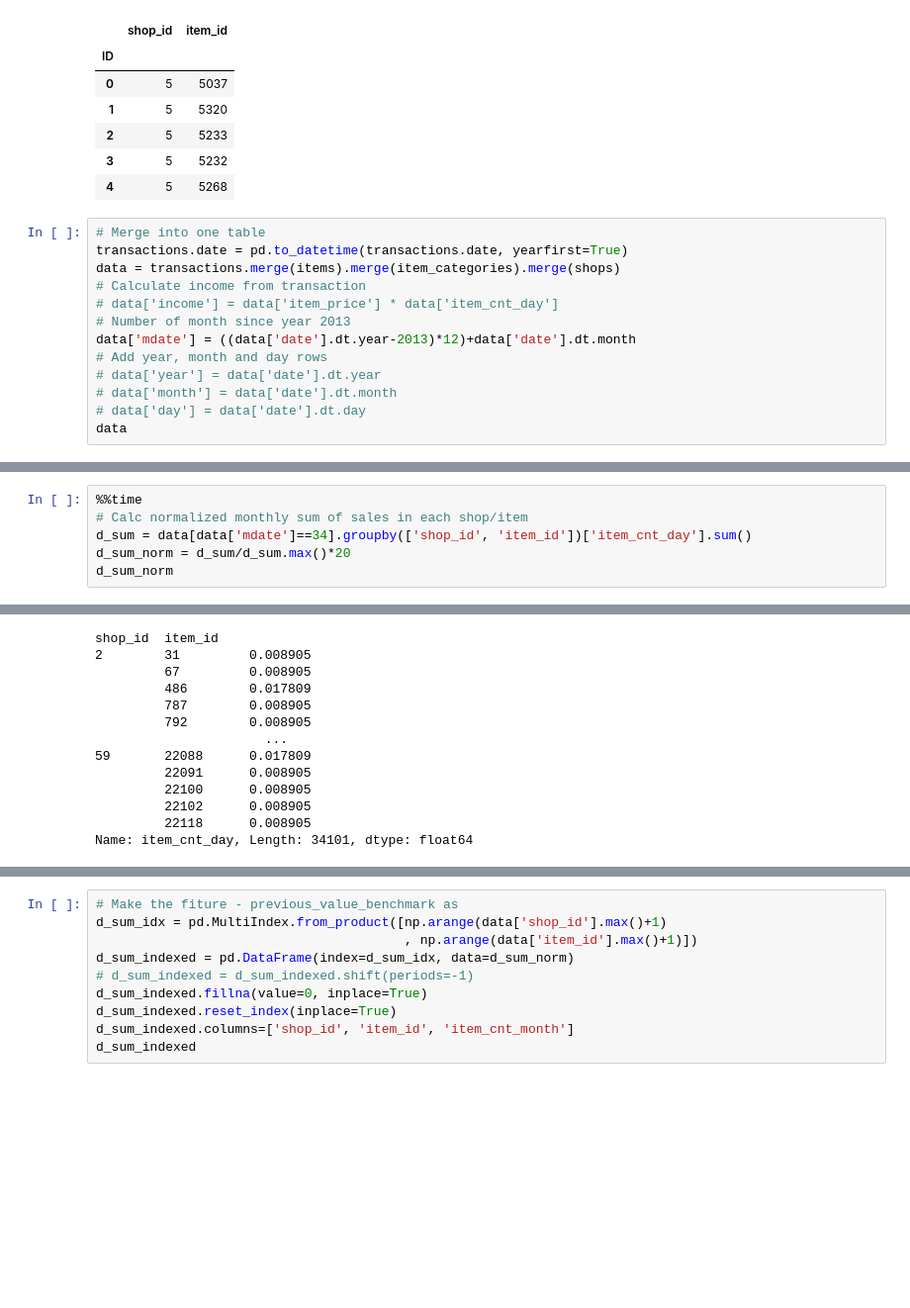
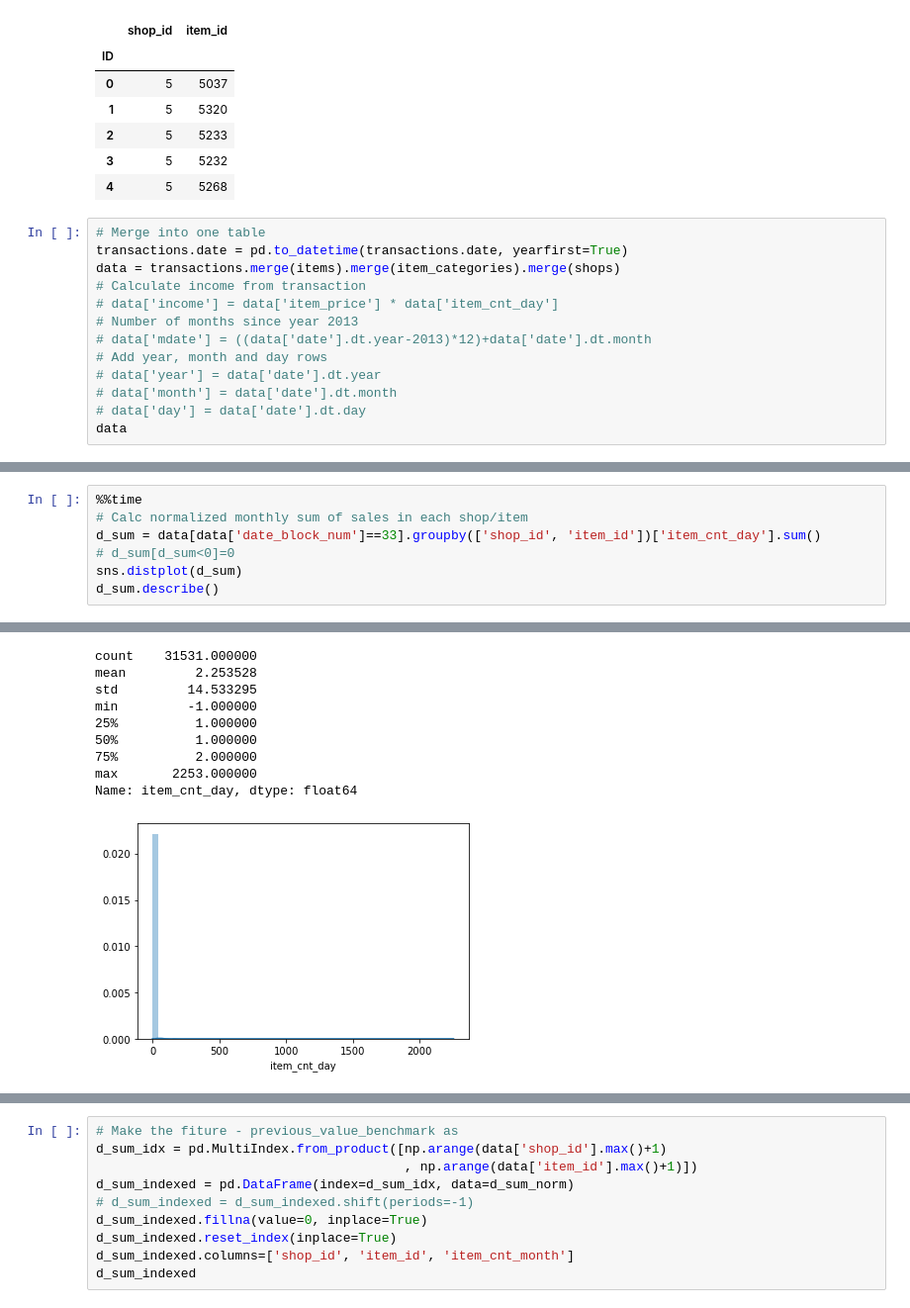
Before and after one commit to ddmitry80/coursera_how_to_win_kaggle, a Jupyter notebook: Final_project/Coursera_Kaggle_Project.ipynb, the cells around one changed output, grey strips where cells are left out. Shown at 99% size. Cells and saved outputs as stored; diff of their text form; blank space fills up the shorter version.

```diff
--- a/Final_project/Coursera_Kaggle_Project.ipynb
+++ b/Final_project/Coursera_Kaggle_Project.ipynb
@@ -91,8 +101,8 @@ transactions.date = pd.to_datetime(transactions.date, yearfirst=True)
 data = transactions.merge(items).merge(item_categories).merge(shops)
 # Calculate income from transaction
 # data['income'] = data['item_price'] * data['item_cnt_day']
-# Number of month since year 2013
-data['mdate'] = ((data['date'].dt.year-2013)*12)+data['date'].dt.month
+# Number of months since year 2013
+# data['mdate'] = ((data['date'].dt.year-2013)*12)+data['date'].dt.month
 # Add year, month and day rows
 # data['year'] = data['date'].dt.year
 # data['month'] = data['date'].dt.month
@@ -156,7 +164,8 @@ d_sum_indexed
 # %%
 %%time
 # Calc normalized monthly sum of sales in each shop/item
-d_sum = data[data['mdate']==34].groupby(['shop_id', 'item_id'])['item_cnt_day'].sum()
-d_sum_norm = d_sum/d_sum.max()*20
-d_sum_norm
+d_sum = data[data['date_block_num']==33].groupby(['shop_id', 'item_id'])['item_cnt_day'].sum()
+# d_sum[d_sum<0]=0
+sns.distplot(d_sum)
+d_sum.describe()
 # %% [output]
@@ -165,13 +174,10 @@ Wall time: 83.1 ms
-shop_id  item_id
-2        31         0.008905
-         67         0.008905
-         486        0.017809
-         787        0.008905
-         792        0.008905
-                      ...
-59       22088      0.017809
-         22091      0.008905
-         22100      0.008905
-         22102      0.008905
-         22118      0.008905
-Name: item_cnt_day, Length: 34101, dtype: float64
+count    31531.000000
+mean         2.253528
+std         14.533295
+min         -1.000000
+25%          1.000000
+50%          1.000000
+75%          2.000000
+max       2253.000000
+Name: item_cnt_day, dtype: float64
+[figure, added]
```
Also changed, not shown: parts of 19 cells of this notebook.
